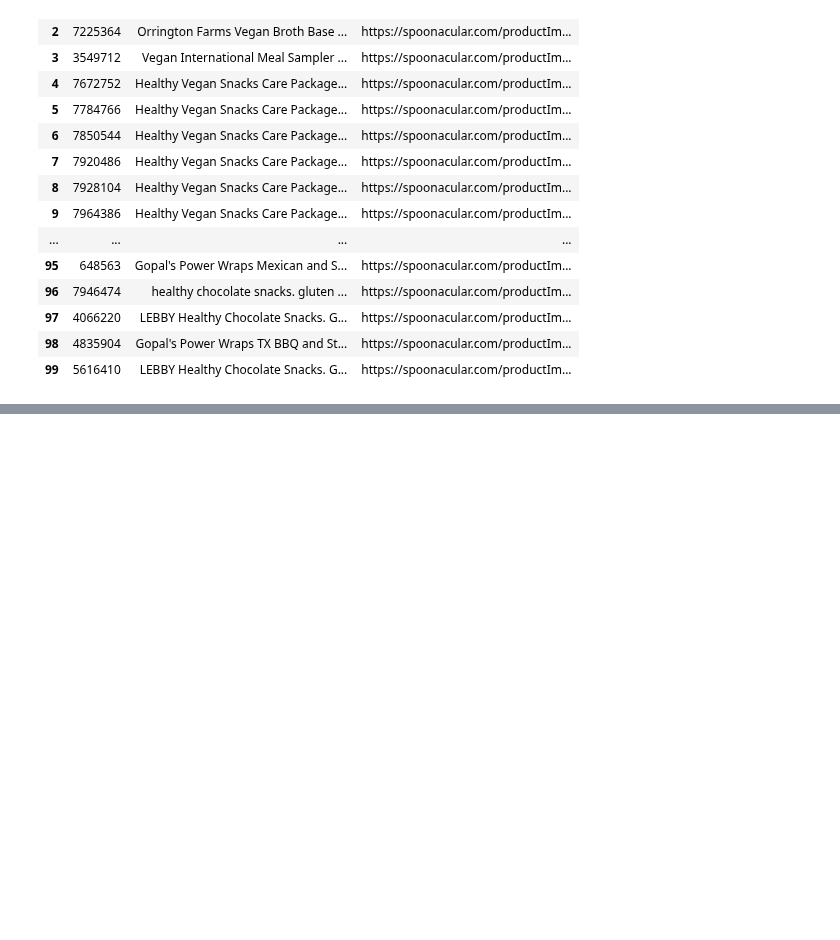
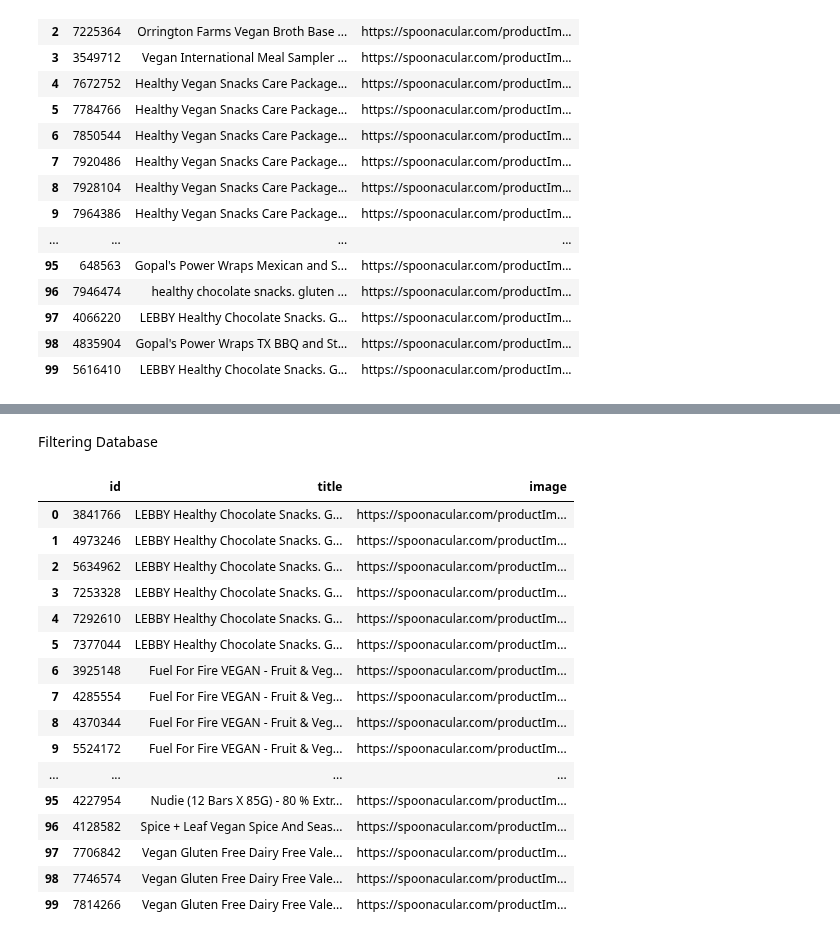
Before and after one commit to elliotkarikari/Product_Weight_Project, a Jupyter notebook: Jupter_notebooks/APIData/Spoonacular API - Product Weights.ipynb, the cells around one changed output, grey strips where cells are left out. Drawn from its saved outputs; the diff is of its cells as text; code cells hidden in the pictures; blank space fills up the shorter version.

```diff
--- a/Jupter_notebooks/APIData/Spoonacular API - Product Weights.ipynb
+++ b/Jupter_notebooks/APIData/Spoonacular API - Product Weights.ipynb
@@ -10,7 +10,7 @@ import pandas as pd
 # %% [markdown]
 Finding Vegan Products
 # %%
-url = "https://api.spoonacular.com/food/products/search?query=vegan&number=100&apiKey=...."
+url = "https://api.spoonacular.com/food/products/search?query=vegan&number=100&apiKey=..."
 
 # Send a GET request to the API
 response = requests.get(url)
@@ -115,0 +187,24 @@ spoontab.to_csv(r'C:\Users\medekar\Desktop\Product_Weight_Project\Data\Processed
+# %% [markdown]
+Filtering Database
+# %%
+spoontab2[['id', 'title', 'image']] = spoontab2['products'].apply(lambda x: pd.Series([x['id'], x['title'], x['image']]))
+spoontab2.drop(['products','type'], axis=1, inplace=True)
+spoontab2
+# %% [output]
+|  | id | title | image |
+| 0 | 3841766 | LEBBY Healthy Chocolate Snacks. G... | https://spoonacular.com/productIm... |
+| 1 | 4973246 | LEBBY Healthy Chocolate Snacks. G... | https://spoonacular.com/productIm... |
+| 2 | 5634962 | LEBBY Healthy Chocolate Snacks. G... | https://spoonacular.com/productIm... |
+| 3 | 7253328 | LEBBY Healthy Chocolate Snacks. G... | https://spoonacular.com/productIm... |
+| 4 | 7292610 | LEBBY Healthy Chocolate Snacks. G... | https://spoonacular.com/productIm... |
+| 5 | 7377044 | LEBBY Healthy Chocolate Snacks. G... | https://spoonacular.com/productIm... |
+| 6 | 3925148 | Fuel For Fire VEGAN - Fruit & Veg... | https://spoonacular.com/productIm... |
+| 7 | 4285554 | Fuel For Fire VEGAN - Fruit & Veg... | https://spoonacular.com/productIm... |
+| 8 | 4370344 | Fuel For Fire VEGAN - Fruit & Veg... | https://spoonacular.com/productIm... |
+| 9 | 5524172 | Fuel For Fire VEGAN - Fruit & Veg... | https://spoonacular.com/productIm... |
+| ... | ... | ... | ... |
+| 95 | 4227954 | Nudie (12 Bars X 85G) - 80 % Extr... | https://spoonacular.com/productIm... |
+| 96 | 4128582 | Spice + Leaf Vegan Spice And Seas... | https://spoonacular.com/productIm... |
+| 97 | 7706842 | Vegan Gluten Free Dairy Free Vale... | https://spoonacular.com/productIm... |
+| 98 | 7746574 | Vegan Gluten Free Dairy Free Vale... | https://spoonacular.com/productIm... |
+| 99 | 7814266 | Vegan Gluten Free Dairy Free Vale... | https://spoonacular.com/productIm... |
```
Also changed, not shown: parts of 12 cells of this notebook.
